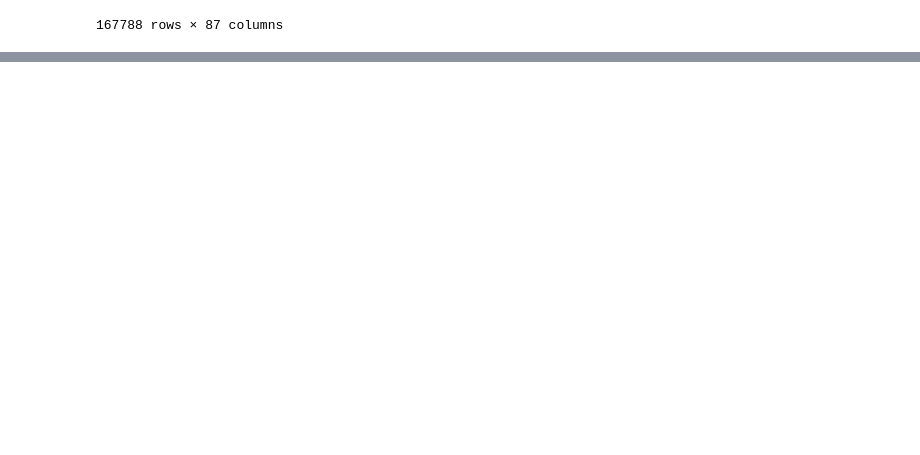
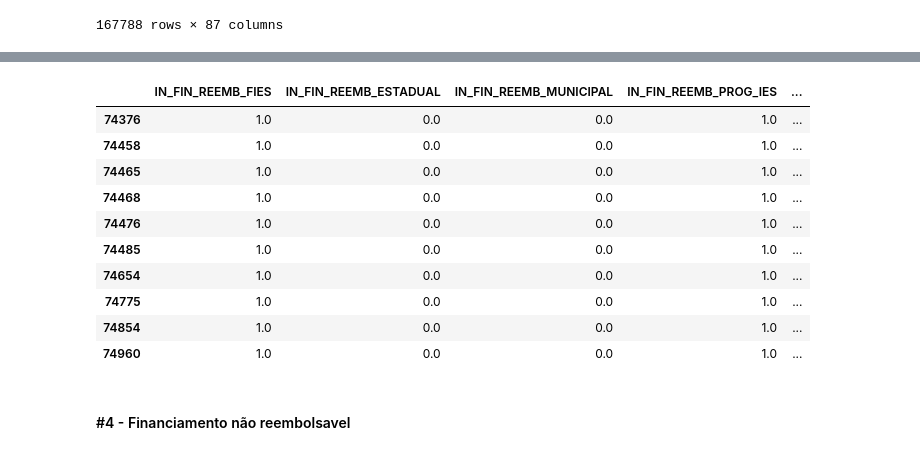
Before and after one commit to rafael-roldao/censo_es_2018_aluno, a Jupyter notebook: Censo do Ensino Superior 2018 - Alunos.ipynb, the cells around one changed output, grey strips where cells are left out. Saved outputs shown, nothing was run; the diff lists cells and outputs as text; code cells hidden in the pictures; blank space fills up the shorter version.

```diff
--- a/Censo do Ensino Superior 2018 - Alunos.ipynb
+++ b/Censo do Ensino Superior 2018 - Alunos.ipynb
@@ -539,0 +619,9 @@ medicina_df
+# %%
+list_reserva = ['IN_RESERVA_VAGAS',
+                'IN_RESERVA_ETNICO',
+                'IN_RESERVA_DEFICIENCIA',
+                'IN_RESERVA_ENSINO_PUBLICO',
+                'IN_RESERVA_RENDA_FAMILIAR',
+                'IN_RESERVA_OUTRA']
+
+medicina_df['sum_reserva'] = medicina_df[list_reserva].sum(axis=1)
@@ -539,0 +649,9 @@ medicina_df
+# %%
+list_fin_reemb = ['IN_FIN_REEMB_FIES',
+                  'IN_FIN_REEMB_ESTADUAL',
+                  'IN_FIN_REEMB_MUNICIPAL',
+                  'IN_FIN_REEMB_PROG_IES',
+                  'IN_FIN_REEMB_ENT_EXTERNA',
+                  'IN_FIN_REEMB_OUTRA']
+
+medicina_df['sum_fin_reemb'] = medicina_df[list_fin_reemb].sum(axis=1)
@@ -539,0 +670,16 @@ medicina_df
+# %%
+medicina_df[medicina_df['sum_fin_reemb'] == 3].iloc[:, np.r_[52:58]]
+# %% [output]
+|  | IN_FIN_REEMB_FIES | IN_FIN_REEMB_ESTADUAL | IN_FIN_REEMB_MUNICIPAL | IN_FIN_REEMB_PROG_IES | ... |
+| 74376 | 1.0 | 0.0 | 0.0 | 1.0 | ... |
+| 74458 | 1.0 | 0.0 | 0.0 | 1.0 | ... |
+| 74465 | 1.0 | 0.0 | 0.0 | 1.0 | ... |
+| 74468 | 1.0 | 0.0 | 0.0 | 1.0 | ... |
+| 74476 | 1.0 | 0.0 | 0.0 | 1.0 | ... |
+| 74485 | 1.0 | 0.0 | 0.0 | 1.0 | ... |
+| 74654 | 1.0 | 0.0 | 0.0 | 1.0 | ... |
+| 74775 | 1.0 | 0.0 | 0.0 | 1.0 | ... |
+| 74854 | 1.0 | 0.0 | 0.0 | 1.0 | ... |
+| 74960 | 1.0 | 0.0 | 0.0 | 1.0 | ... |
+# %% [markdown]
+#### #4 - Financiamento não reembolsavel
```
Also changed, not shown: parts of 16 cells of this notebook, 1 other file.
